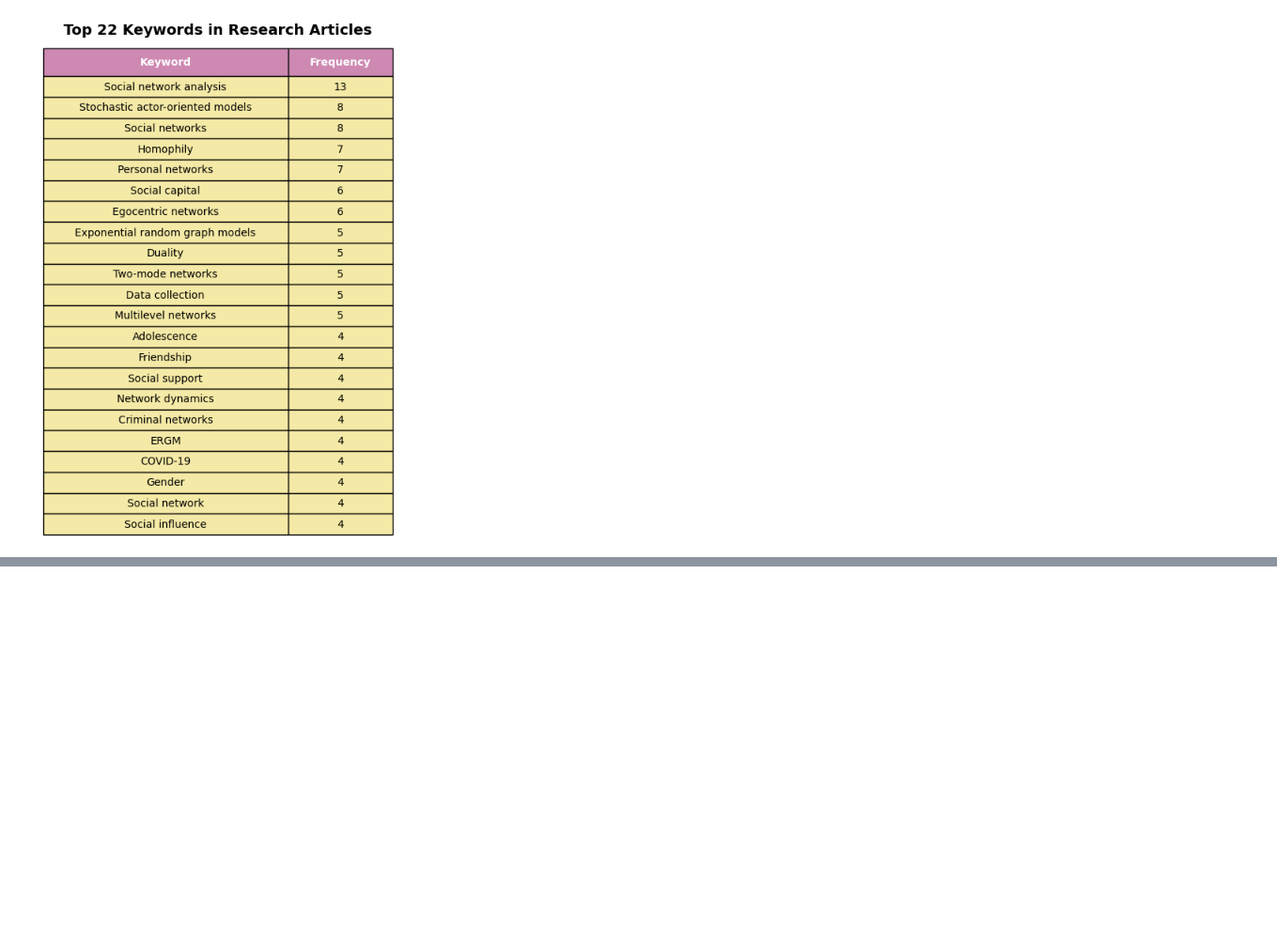
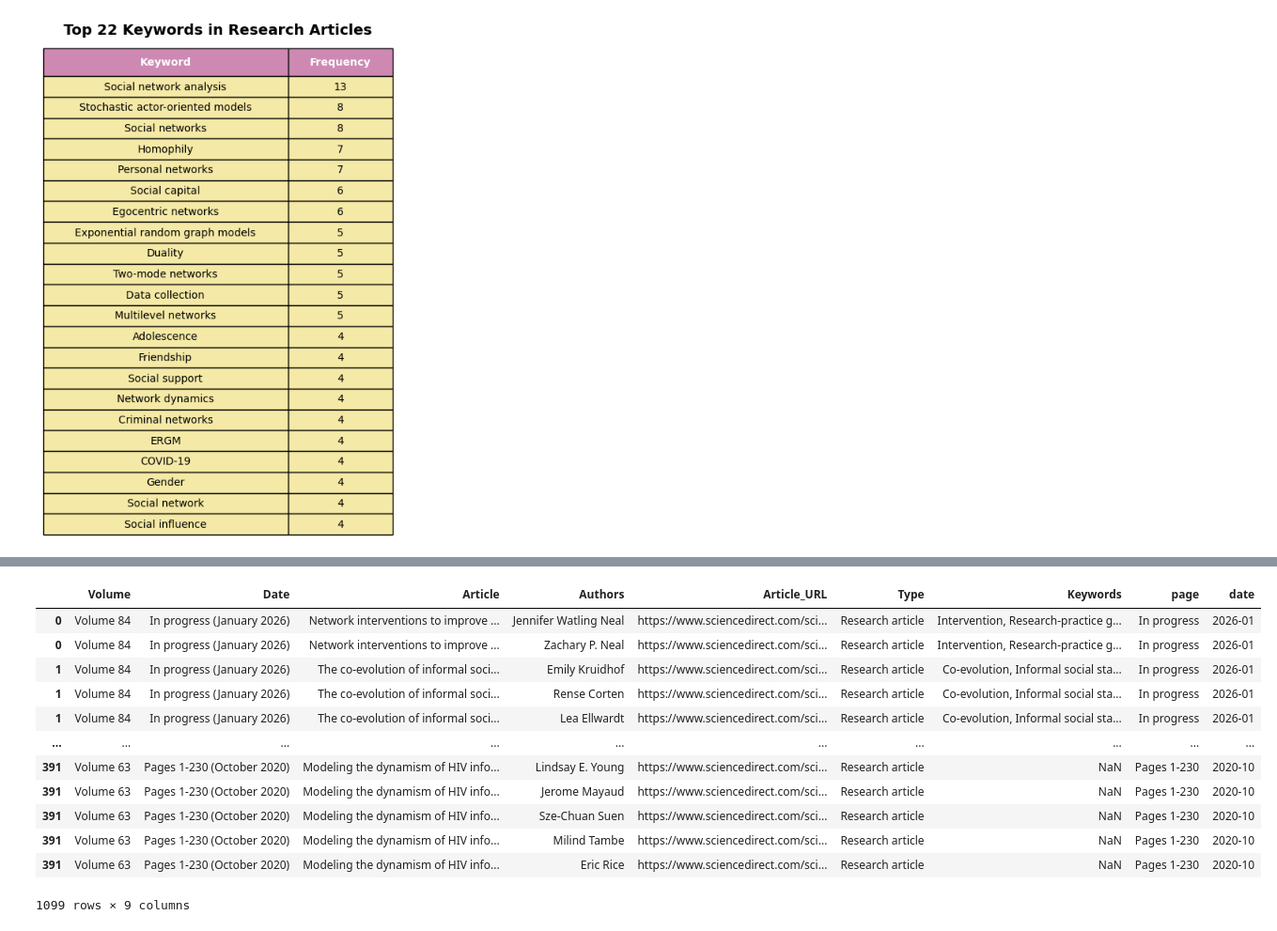
Before and after one commit to kzha355/datasci530fall2025, a Jupyter notebook: project2/Project2.ipynb, the cells around one changed output, grey strips where cells are left out. Shown: that part at 94% size. Drawn from its saved outputs; the diff is of its cells as text; code cells hidden in the pictures; blank space fills up the shorter version.

```diff
--- a/project2/Project2.ipynb
+++ b/project2/Project2.ipynb
@@ -213,0 +357,23 @@ plt.show()
+# %%
+#Split the author column and expand into multiple lines
+authors_spl = research.copy()
+authors_spl["Authors"] = authors_spl["Authors"].str.split(",")
+authors_spl = authors_spl.explode("Authors")
+
+# Remove space
+authors_spl["Authors"] = authors_spl["Authors"].str.strip()
+authors_spl
+# %% [output]
+|  | Volume | Date | Article | Authors | Article_URL | Type | Keywords | page | date |
+| 0 | Volume 84 | In progress (January 2026) | Network interventions to improve ... | Jennifer Watling Neal | https://www.sciencedirect.com/sci... | Research article | Intervention, Research-practice g... | In progress | 2026-01 |
+| 0 | Volume 84 | In progress (January 2026) | Network interventions to improve ... | Zachary P. Neal | https://www.sciencedirect.com/sci... | Research article | Intervention, Research-practice g... | In progress | 2026-01 |
+| 1 | Volume 84 | In progress (January 2026) | The co-evolution of informal soci... | Emily Kruidhof | https://www.sciencedirect.com/sci... | Research article | Co-evolution, Informal social sta... | In progress | 2026-01 |
+| 1 | Volume 84 | In progress (January 2026) | The co-evolution of informal soci... | Rense Corten | https://www.sciencedirect.com/sci... | Research article | Co-evolution, Informal social sta... | In progress | 2026-01 |
+| 1 | Volume 84 | In progress (January 2026) | The co-evolution of informal soci... | Lea Ellwardt | https://www.sciencedirect.com/sci... | Research article | Co-evolution, Informal social sta... | In progress | 2026-01 |
+| ... | ... | ... | ... | ... | ... | ... | ... | ... | ... |
+| 391 | Volume 63 | Pages 1-230 (October 2020) | Modeling the dynamism of HIV info... | Lindsay E. Young | https://www.sciencedirect.com/sci... | Research article | NaN | Pages 1-230 | 2020-10 |
+| 391 | Volume 63 | Pages 1-230 (October 2020) | Modeling the dynamism of HIV info... | Jerome Mayaud | https://www.sciencedirect.com/sci... | Research article | NaN | Pages 1-230 | 2020-10 |
+| 391 | Volume 63 | Pages 1-230 (October 2020) | Modeling the dynamism of HIV info... | Sze-Chuan Suen | https://www.sciencedirect.com/sci... | Research article | NaN | Pages 1-230 | 2020-10 |
+| 391 | Volume 63 | Pages 1-230 (October 2020) | Modeling the dynamism of HIV info... | Milind Tambe | https://www.sciencedirect.com/sci... | Research article | NaN | Pages 1-230 | 2020-10 |
+| 391 | Volume 63 | Pages 1-230 (October 2020) | Modeling the dynamism of HIV info... | Eric Rice | https://www.sciencedirect.com/sci... | Research article | NaN | Pages 1-230 | 2020-10 |
+1099 rows × 9 columns
```
Also changed, not shown: parts of 25 cells of this notebook, 3 other files.
